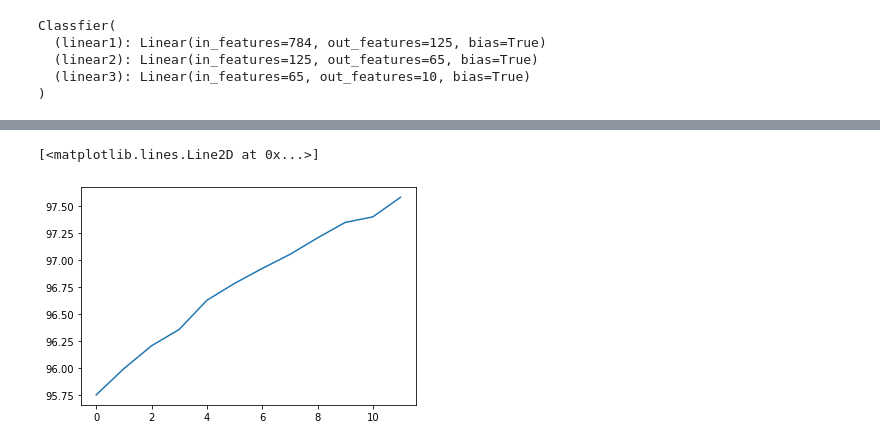
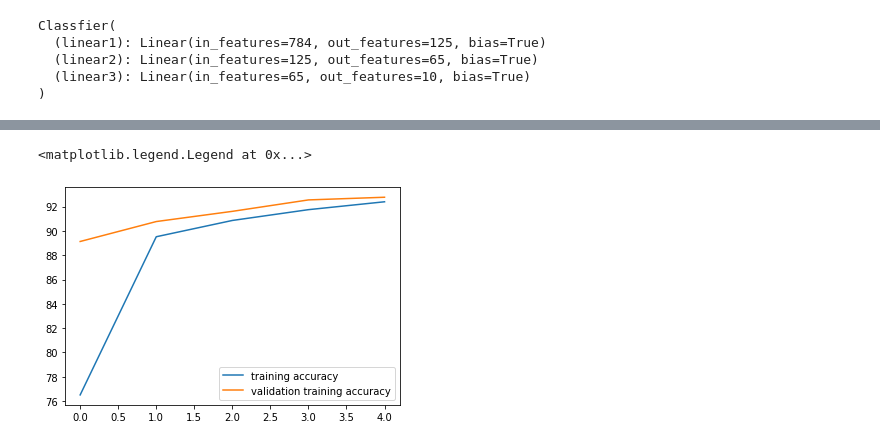
Before and after one commit to luckysouthchou/pytorch_udemy, a Jupyter notebook: MNIST.ipynb, the cells around one changed output, grey strips where cells are left out. Saved outputs shown, nothing was run; the diff lists cells and outputs as text; code cells hidden in the pictures.

```diff
--- a/MNIST.ipynb
+++ b/MNIST.ipynb
@@ -19,13 +26,17 @@ from torchvision import datasets, transforms
 #image = (image - mean) / std
 '''If you read the documentation here 872, you will see that both parameters are “Sequences for each channel”. Color images have three channels (red, green, blue), therefore you need three parameters to normalize each channel. The first tuple (0.5, 0.5, 0.5) is the mean for all three channels and the second (0.5, 0.5, 0.5) is the standard deviation for all three channels.'''
 
-transform =  transforms.Compose([transforms.ToTensor(),
+transform =  transforms.Compose([transforms.Resize ((28, 28)),
+                                #resize it to 28 by 28, because the imgae may be 1000 by 1000 or other scale, we need to make sure and using one standerd
+                                transforms.ToTensor(),
                                 transforms.Normalize((0.5, ), (0.5, ))
                                 ])
 training_dataset = datasets.MNIST(root='./data', train=True, download=True, transform=transform)
-
+validation_dataset = datasets.MNIST(root='./data', train=False, download=True, transform=transform)
+#training = False .>>> in order to validate the model in the end
 
 training_loader = torch.utils.data.DataLoader(dataset=training_dataset, batch_size=100, shuffle=True)
+validation_loader = torch.utils.data.DataLoader(dataset = validation_dataset, batch_size =100, shuffle = False)
 # %%
 def im_convert(tensor):
   image = tensor.clone().detach().numpy()
@@ -140,6 +212,8 @@ plt.plot(running_loss_history, label = 'training loss')
 #this graph is fluctuated, so reset the learning rates to a more minor vakue 0.01>>>> 0.001>>>>>0.0001, and run the program again
 # %%
 plt.plot(running_correct_history, label = 'training accuracy')
+plt.plot(val_running_correct_history, label = 'validation training accuracy')
+plt.legend()
 # %% [output]
-[<matplotlib.lines.Line2D at 0x...>]
+<matplotlib.legend.Legend at 0x...>
-[figure, old version]
+[figure, new version]
```
Also changed, not shown: parts of 11 cells of this notebook.
